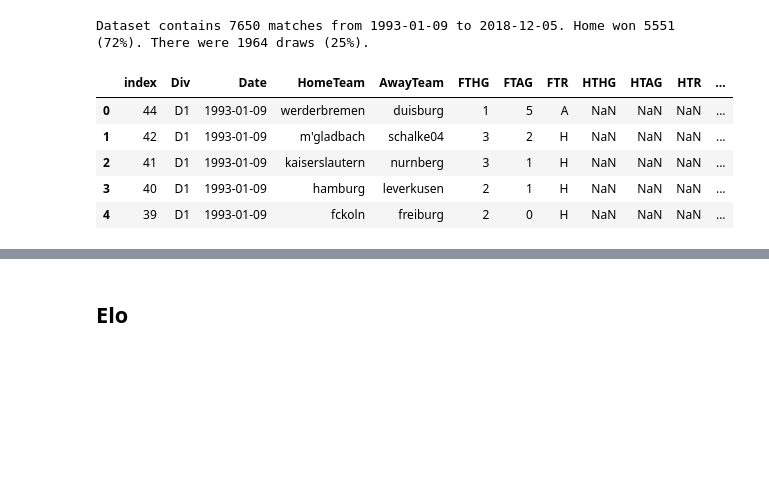
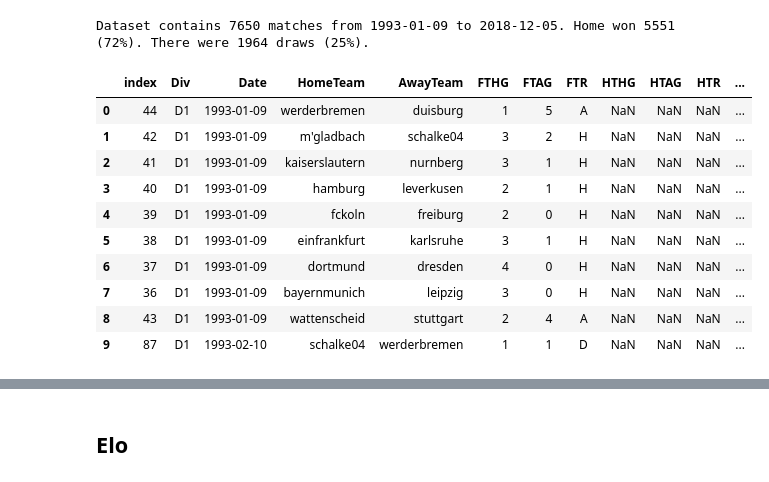
Before and after one commit to drdarina/ratings_talk, a Jupyter notebook: bundesliga_data_ratings.ipynb, the cells around one changed output, grey strips where cells are left out. Drawn from its saved outputs; the diff is of its cells as text; code cells hidden in the pictures; blank space fills up the shorter version.

```diff
--- a/bundesliga_data_ratings.ipynb
+++ b/bundesliga_data_ratings.ipynb
@@ -53,12 +50,17 @@ def update_ratings(calc, source, winner, loser, draw):
 # %%
-bl.head()
+bl.head(10)
 # %% [output]
 |  | index | Div | Date | HomeTeam | AwayTeam | FTHG | FTAG | FTR | HTHG | HTAG | HTR | ... |
 | 0 | 44 | D1 | 1993-01-09 | werderbremen | duisburg | 1 | 5 | A | NaN | NaN | NaN | ... |
 | 1 | 42 | D1 | 1993-01-09 | m'gladbach | schalke04 | 3 | 2 | H | NaN | NaN | NaN | ... |
 | 2 | 41 | D1 | 1993-01-09 | kaiserslautern | nurnberg | 3 | 1 | H | NaN | NaN | NaN | ... |
 | 3 | 40 | D1 | 1993-01-09 | hamburg | leverkusen | 2 | 1 | H | NaN | NaN | NaN | ... |
 | 4 | 39 | D1 | 1993-01-09 | fckoln | freiburg | 2 | 0 | H | NaN | NaN | NaN | ... |
+| 5 | 38 | D1 | 1993-01-09 | einfrankfurt | karlsruhe | 3 | 1 | H | NaN | NaN | NaN | ... |
+| 6 | 37 | D1 | 1993-01-09 | dortmund | dresden | 4 | 0 | H | NaN | NaN | NaN | ... |
+| 7 | 36 | D1 | 1993-01-09 | bayernmunich | leipzig | 3 | 0 | H | NaN | NaN | NaN | ... |
+| 8 | 43 | D1 | 1993-01-09 | wattenscheid | stuttgart | 2 | 4 | A | NaN | NaN | NaN | ... |
+| 9 | 87 | D1 | 1993-02-10 | schalke04 | werderbremen | 1 | 1 | D | NaN | NaN | NaN | ... |
 # %%
 teams = list(set(list(bl.winner.values) + list(bl.loser.values)))
 # %%
```
Also changed, not shown: parts of 57 cells of this notebook, 1 other file.
